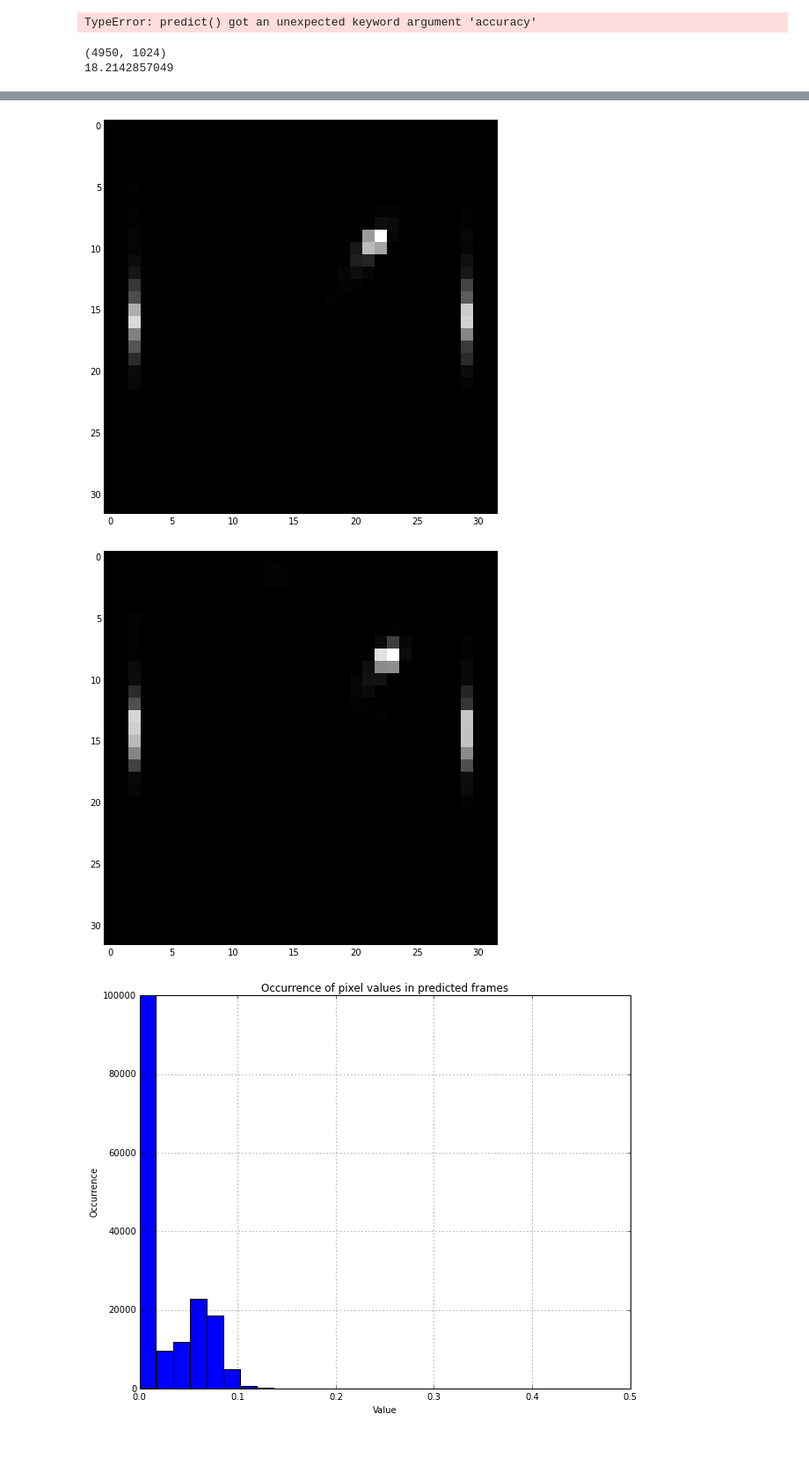
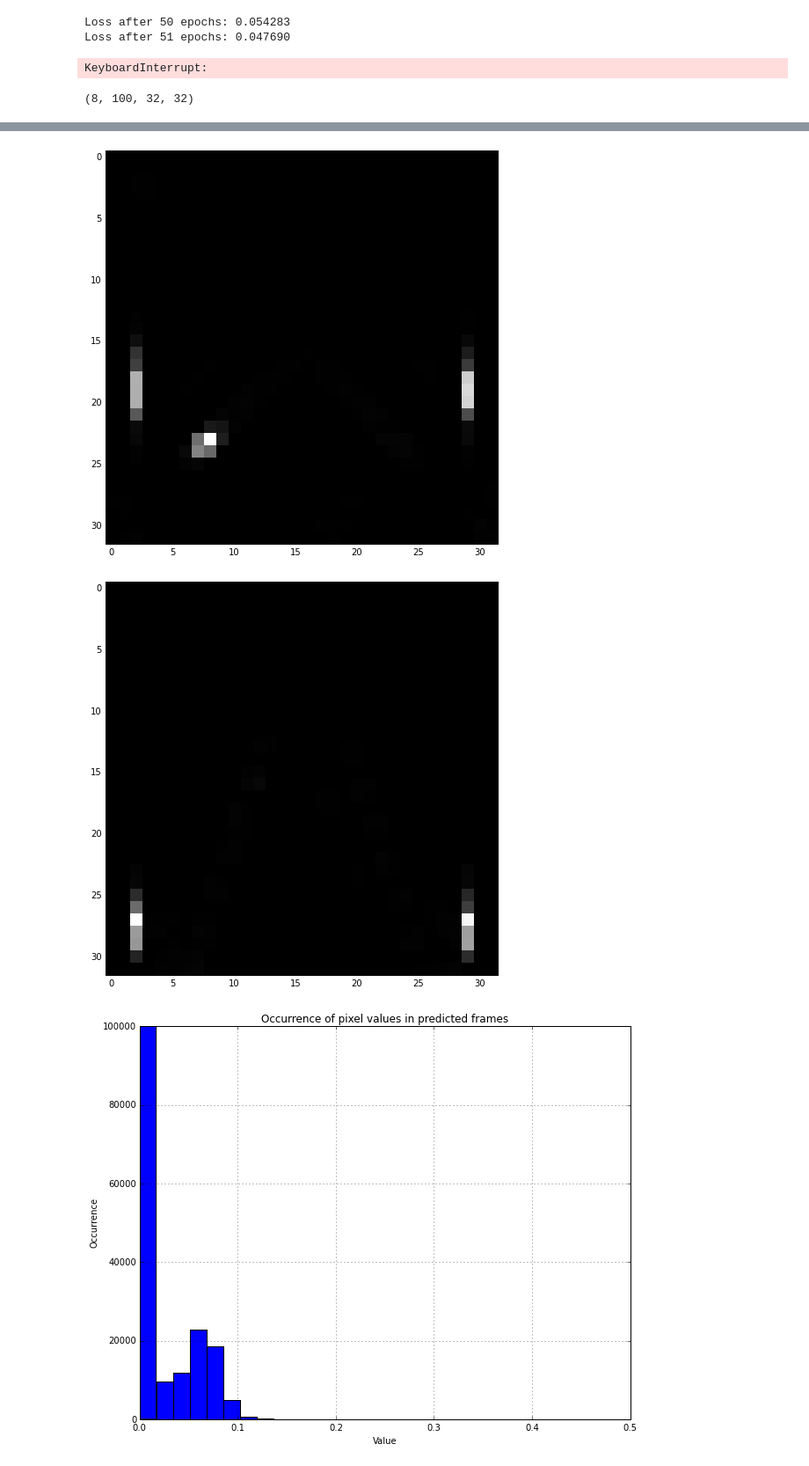
Before and after one commit to dmgottlieb/pong_rnn, a Jupyter notebook: PongRNN.ipynb, the cells around one changed output, grey strips where cells are left out. Shown at 88% size. Saved outputs shown, nothing was run; the diff lists cells and outputs as text; code cells hidden in the pictures.

Commit message:
added prediction and some nb lines

```diff
--- a/PongRNN.ipynb
+++ b/PongRNN.ipynb
@@ -90,5 +87,0 @@ p_val = p_val.reshape((-1,2))
-# %%
-# test run the model
-
-model = PongRNN()
-model.train(q_train, p_train, y_train, nb_epoch=1)
@@ -98,18 +88,51 @@ Epoch 1/1
-# %%
-y_pred = model.predict(q_val, p_val)
-# %% [output]
-TypeError: predict() got an unexpected keyword argument 'accuracy'
-# %%
-print y_pred['screen_out'].shape
-print np.mean(y_pred['screen_out']) * 255 * 1024 / 14
-# %% [output]
-(4950, 1024)
-18.2142857049
+# %%
+# load the RNN
+
+from theano_pong_rnn import *
+
+model = PongRNNModel(8,100,32,32)
+# %%
+# train the model
+
+#model = PongRNNModel(8,100,32,32)
+
+i=0
+#epoch=0
+alpha = 200
+lr_decay = 0.995
+
+while (True):
+    if (i + 100 > p_train.shape[1]):
+        epoch += 1
+        i = 0
+        print "Loss after %i epochs: %f" % (epoch, loss)
+        alpha = alpha * lr_decay
+
+    q_batch = q_train[:,i:i+100].astype(np.float32)
+    p_batch = p_train[:,i:i+100].astype(np.float32)
+    y_batch = y_train[:,i:i+100].astype(np.float32)
+
+    loss = model.train(q_batch,p_batch,y_batch,alpha)
+    if (i % 1000 == 0): pass
+        #print "Loss after %i batches: %f" % (i, loss)
+
+
+    i = i + 100
+# %% [output]
+Loss after 50 epochs: 0.054283
+Loss after 51 epochs: 0.047690
+KeyboardInterrupt:
+# %%
+pred = model.predict(q_val[:,0:100].astype(np.float32),p_val[:,0:100].astype(np.float32))
+y_val_batch = y_val[:,0:100].astype(np.float32)
+print pred.shape
+# %% [output]
+(8, 100, 32, 32)
 # %%
 plt.axis([0,32,0,32])
 plt.ion()
 
-for row in y_pred['screen_out'][0:6,:]:
+for row in pred[0:6,0]:
     frame = row.reshape((32,32))
     #frame = np.where(frame > 0.1, 1, 0)
     plt.imshow(frame)
@@ -124,5 +147,5 @@ for row in y_pred['screen_out'][0:6,:]:
-[figure, old version]
+[figure, new version]
-[figure, old version]
+[figure, new version]
 # %%
 # Visualize model predictions on validation set, save to gif
 
```
Also changed, not shown: parts of 6 cells of this notebook, 2 other files.
